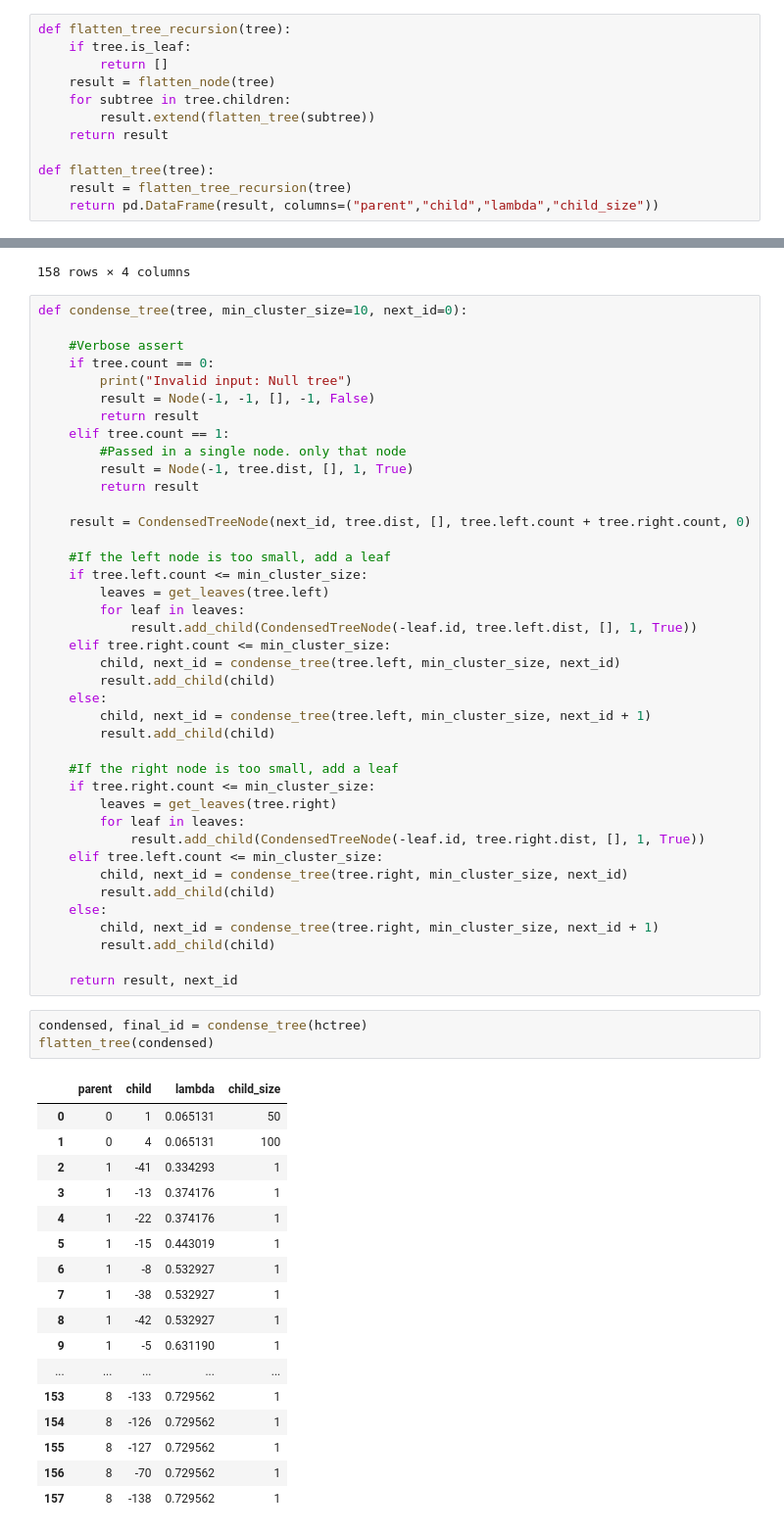
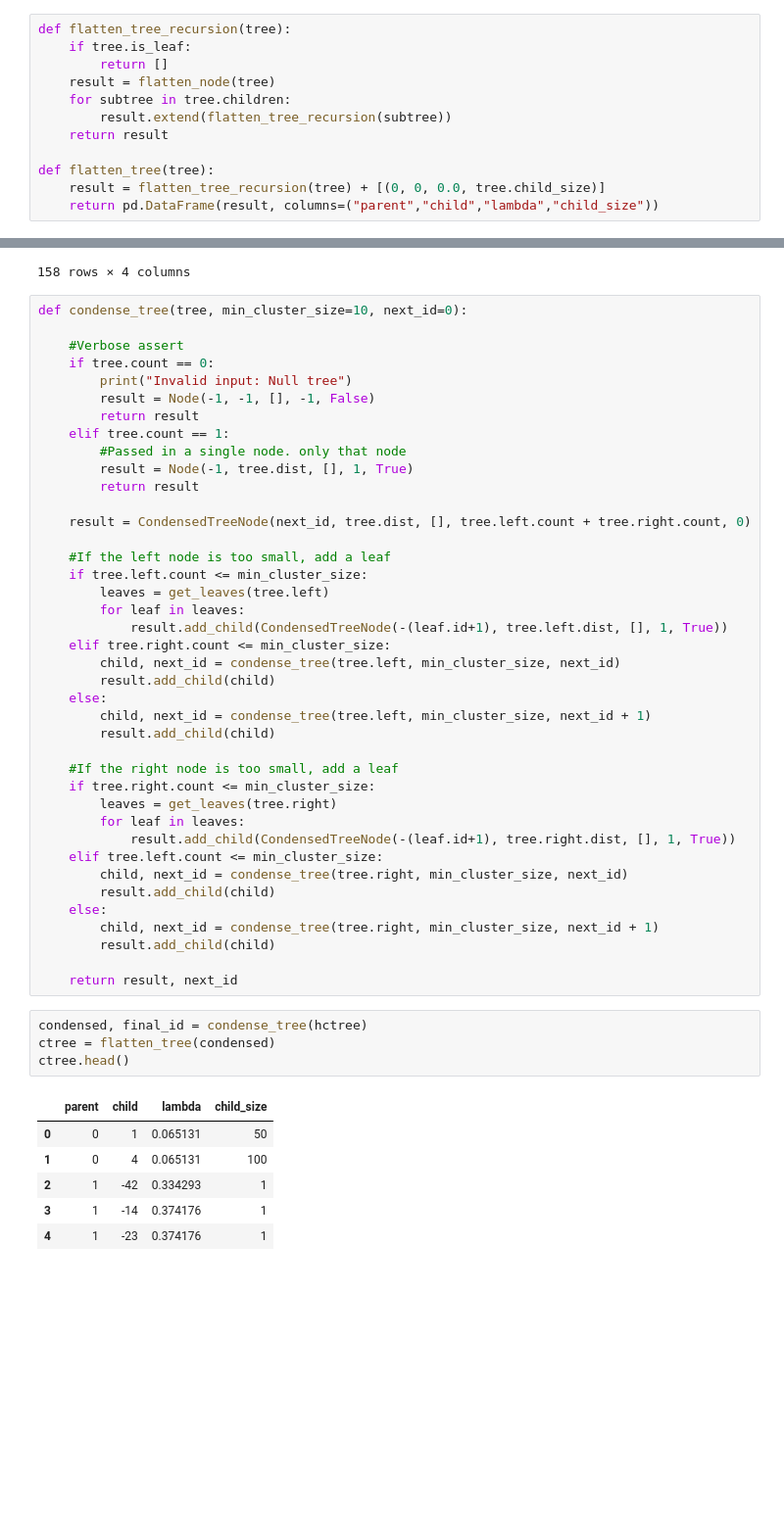
Before and after one commit to scikit-learn-contrib/hdbscan, a Jupyter notebook: ClusterTree-Copy1.ipynb, the cells around one changed output, grey strips where cells are left out. Shown: that part at 98% size. Cells and saved outputs as stored; diff of their text form; blank space fills up the shorter version.

```diff
--- a/ClusterTree-Copy1.ipynb
+++ b/ClusterTree-Copy1.ipynb
@@ -114,11 +114,11 @@ def flatten_tree_recursion(tree):
         return []
     result = flatten_node(tree)
     for subtree in tree.children:
-        result.extend(flatten_tree(subtree))
+        result.extend(flatten_tree_recursion(subtree))
     return result
 
 def flatten_tree(tree):
-    result = flatten_tree_recursion(tree)
+    result = flatten_tree_recursion(tree) + [(0, 0, 0.0, tree.child_size)]
     return pd.DataFrame(result, columns=("parent","child","lambda","child_size"))
 # %%
 flatten_tree(condensed)
@@ -160,7 +160,7 @@ def condense_tree(tree, min_cluster_size=10, next_id=0):
     if tree.left.count <= min_cluster_size:
         leaves = get_leaves(tree.left)
         for leaf in leaves:
-            result.add_child(CondensedTreeNode(-leaf.id, tree.left.dist, [], 1, True))
+            result.add_child(CondensedTreeNode(-(leaf.id+1), tree.left.dist, [], 1, True))
     elif tree.right.count <= min_cluster_size:
         child, next_id = condense_tree(tree.left, min_cluster_size, next_id)
         result.add_child(child)
@@ -172,7 +172,7 @@ def condense_tree(tree, min_cluster_size=10, next_id=0):
     if tree.right.count <= min_cluster_size:
         leaves = get_leaves(tree.right)
         for leaf in leaves:
-            result.add_child(CondensedTreeNode(-leaf.id, tree.right.dist, [], 1, True))
+            result.add_child(CondensedTreeNode(-(leaf.id+1), tree.right.dist, [], 1, True))
     elif tree.left.count <= min_cluster_size:
         child, next_id = condense_tree(tree.right, min_cluster_size, next_id)
         result.add_child(child)
@@ -183,22 +183,12 @@ def condense_tree(tree, min_cluster_size=10, next_id=0):
     return result, next_id
 # %%
 condensed, final_id = condense_tree(hctree)
-flatten_tree(condensed)
+ctree = flatten_tree(condensed)
+ctree.head()
 # %% [output]
 |  | parent | child | lambda | child_size |
 | 0 | 0 | 1 | 0.065131 | 50 |
 | 1 | 0 | 4 | 0.065131 | 100 |
-| 2 | 1 | -41 | 0.334293 | 1 |
-| 3 | 1 | -13 | 0.374176 | 1 |
-| 4 | 1 | -22 | 0.374176 | 1 |
-| 5 | 1 | -15 | 0.443019 | 1 |
-| 6 | 1 | -8 | 0.532927 | 1 |
-| 7 | 1 | -38 | 0.532927 | 1 |
-| 8 | 1 | -42 | 0.532927 | 1 |
-| 9 | 1 | -5 | 0.631190 | 1 |
-| ... | ... | ... | ... | ... |
-| 153 | 8 | -133 | 0.729562 | 1 |
-| 154 | 8 | -126 | 0.729562 | 1 |
-| 155 | 8 | -127 | 0.729562 | 1 |
-| 156 | 8 | -70 | 0.729562 | 1 |
-| 157 | 8 | -138 | 0.729562 | 1 |
+| 2 | 1 | -42 | 0.334293 | 1 |
+| 3 | 1 | -14 | 0.374176 | 1 |
+| 4 | 1 | -23 | 0.374176 | 1 |
```
Also changed, not shown: parts of 12 cells of this notebook.
